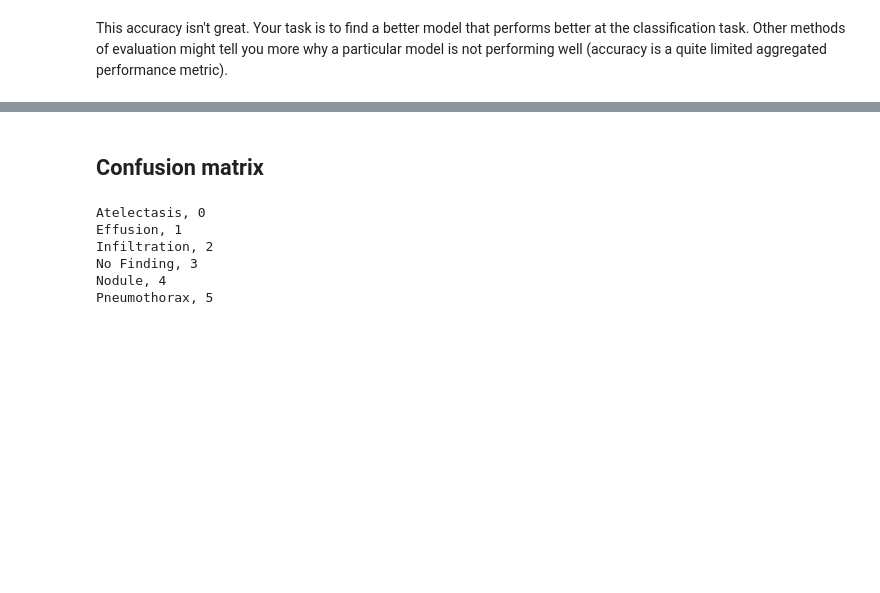
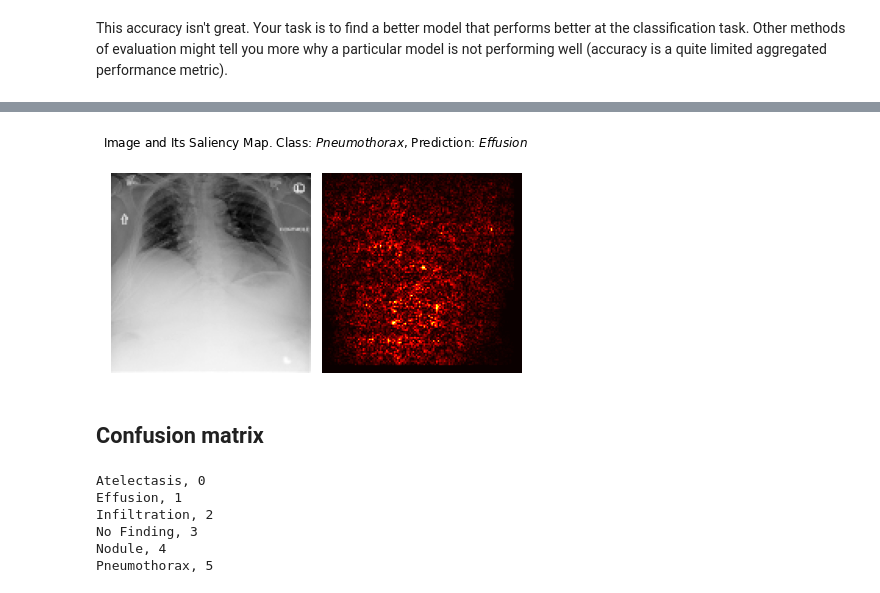
Before and after one commit to AdminMas7er/JBG040-DC1-Group-14, a Jupyter notebook: Data_Challenge_1_Group_14_Test.ipynb, the cells around one changed output, grey strips where cells are left out. Cells and saved outputs as stored; diff of their text form; code cells hidden in the pictures; blank space fills up the shorter version.

```diff
--- a/Data_Challenge_1_Group_14_Test.ipynb
+++ b/Data_Challenge_1_Group_14_Test.ipynb
@@ -452,3 +461,44 @@ This accuracy isn't great. Your task is to find a better model that performs bet
+# %%
+from torchvision import models, transforms
+
+device = torch.device("cuda:0" if torch.cuda.is_available() else "cpu")
+model = model.to(device)
+model.eval()
+
+i = ind                   # add the index of the picture you want to analyze
+
+image = train_x[ind]      # get the image to map, this must be a np.ndarray
+img = image               # safe to use as the reference picture of the scan
+image.resize([1, 1, 128, 128])
+image = torch.from_numpy(image).float()
+
+
+image = image.to(device)
+image.requires_grad_()    # catch the gradient during the backpropagation
+
+output = model(image)     # run the picture through the model
+output_idx = output.argmax()
+output_max = output[0, output_idx]
+output_max.backward()
+
+prediction = class_labels[ (torch.argmax(output, 1)[0]).item() ]
+
+saliency, _ = torch.max(image.grad.data.abs(), dim=1)
+saliency = saliency.reshape(128, 128)
+image = image.reshape(-1, 128, 128)
+
+# draw the image and its saliency map
+
+fig, ax = plt.subplots(1, 2)
+ax[0].imshow(img.reshape(128, 128), cmap='gray')
+ax[0].axis('off')
+ax[1].imshow(saliency.cpu(), cmap='hot')
+ax[1].axis('off')
+plt.tight_layout()
+fig.suptitle(f'Image and Its Saliency Map. Class: $\it{class_labels[train_y[i]]}$, Prediction: $\it{prediction}$ ')
+plt.show()
+# %% [output]
+[figure, added]
 # %% [markdown]
 ## Confusion matrix
 # %%
```
Also changed, not shown: parts of 6 cells of this notebook.
